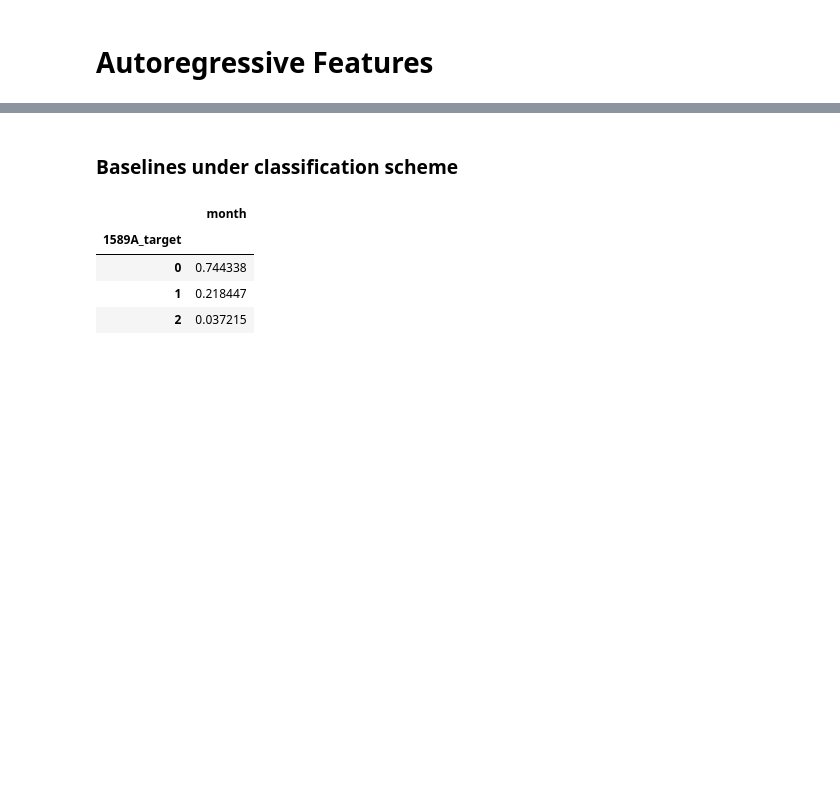
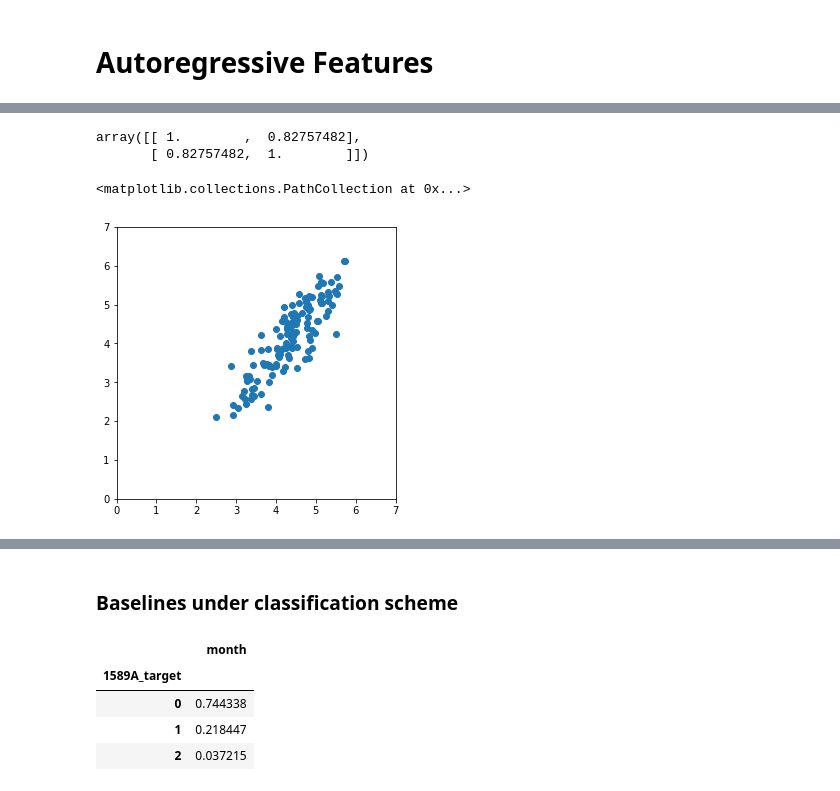
Before and after one commit to brenton72/china_pollution, a Jupyter notebook: Cleaning_and_Initial_Model.ipynb, the cells around one changed output, grey strips where cells are left out. Saved outputs shown, nothing was run; the diff lists cells and outputs as text; code cells hidden in the pictures; blank space fills up the shorter version.

```diff
--- a/Cleaning_and_Initial_Model.ipynb
+++ b/Cleaning_and_Initial_Model.ipynb
@@ -248,0 +474,13 @@ datasets[1].tail()
+# %%
+np.corrcoef(preds, TestY)
+# %% [output]
+array([[ 1.        ,  0.82757482],
+       [ 0.82757482,  1.        ]])
+# %%
+plt.figure(figsize=[5,5])
+plt.ylim(0,7)
+plt.xlim(0,7)
+plt.scatter(np.log(preds), np.log(TestY))
+# %% [output]
+<matplotlib.collections.PathCollection at 0x...>
+[figure, added]
```
Also changed, not shown: parts of 56 cells of this notebook, 1 other file.
